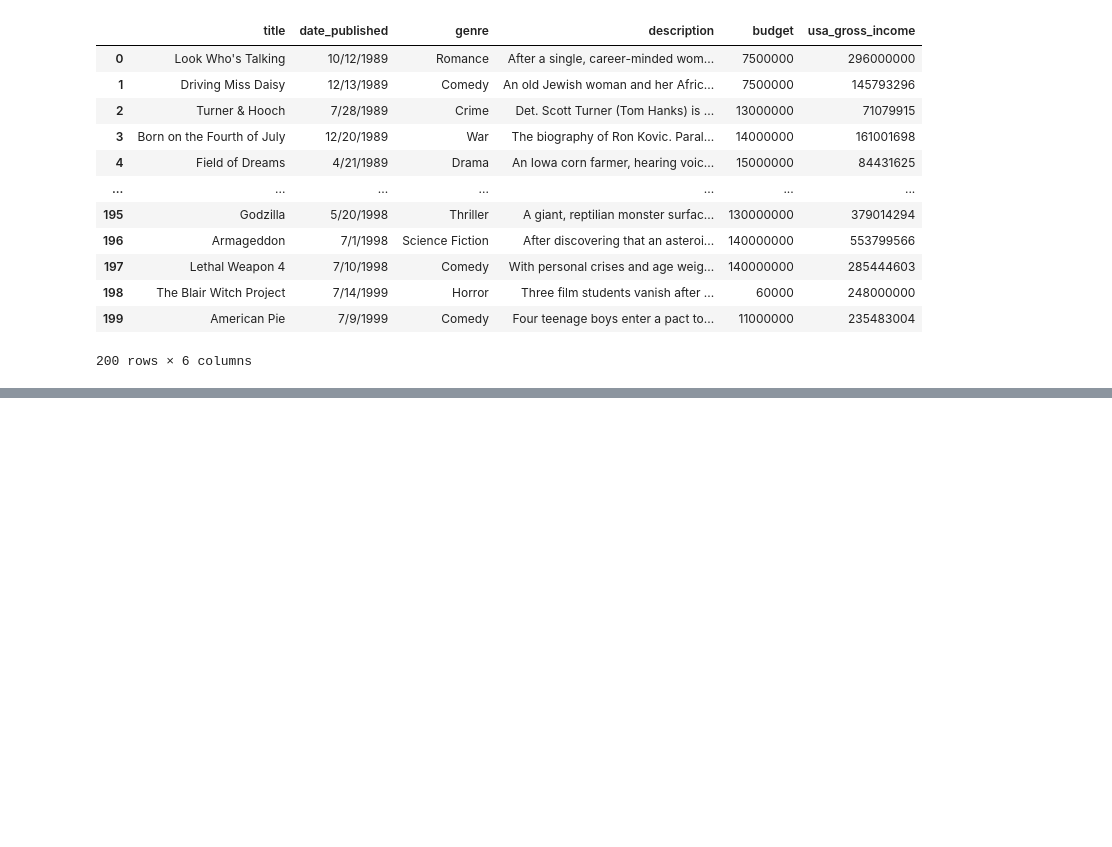
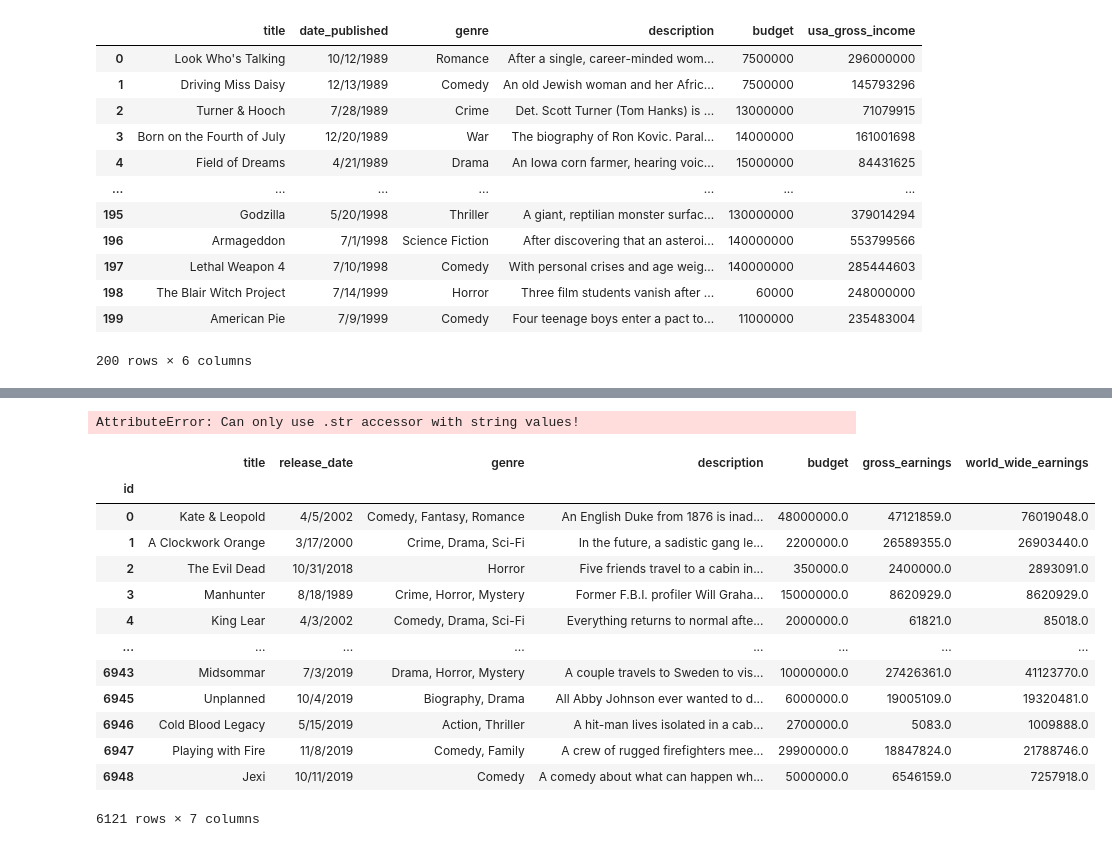
Before and after one commit to ronbfernandez/etl-project, a Jupyter notebook: etl-project-final.ipynb, the cells around one changed output, grey strips where cells are left out. Cells and saved outputs as stored; diff of their text form; code cells hidden in the pictures; blank space fills up the shorter version.

```diff
--- a/etl-project.ipynb
+++ b/etl-project-final.ipynb
@@ -246,0 +313,2 @@ dtype: int64
+# %%
+movie5_df['description'] = movie5_df['description'].str.replace("'","\\'")
@@ -246,0 +326,26 @@ dtype: int64
+# %%
+# remove $ and ,
+movie5_df['world_wide_earnings'] = movie5_df['world_wide_earnings'].str.replace("[$,]","").astype(float)
+# %% [output]
+AttributeError: Can only use .str accessor with string values!
+# %%
+movie5_df['gross_earnings'] = movie5_df['gross_earnings'].str.replace("[$,]","").astype(float)
+# %%
+movie5_df['budget'] = movie5_df['budget'].str.replace("[$,]","").astype(float)
+# %%
+movie5_df
+# %% [output]
+|  | title | release_date | genre | description | budget | gross_earnings | world_wide_earnings |
+| id |  |  |  |  |  |  |  |
+| 0 | Kate & Leopold | 4/5/2002 | Comedy, Fantasy, Romance | An English Duke from 1876 is inad... | 48000000.0 | 47121859.0 | 76019048.0 |
+| 1 | A Clockwork Orange | 3/17/2000 | Crime, Drama, Sci-Fi | In the future, a sadistic gang le... | 2200000.0 | 26589355.0 | 26903440.0 |
+| 2 | The Evil Dead | 10/31/2018 | Horror | Five friends travel to a cabin in... | 350000.0 | 2400000.0 | 2893091.0 |
+| 3 | Manhunter | 8/18/1989 | Crime, Horror, Mystery | Former F.B.I. profiler Will Graha... | 15000000.0 | 8620929.0 | 8620929.0 |
+| 4 | King Lear | 4/3/2002 | Comedy, Drama, Sci-Fi | Everything returns to normal afte... | 2000000.0 | 61821.0 | 85018.0 |
+| ... | ... | ... | ... | ... | ... | ... | ... |
+| 6943 | Midsommar | 7/3/2019 | Drama, Horror, Mystery | A couple travels to Sweden to vis... | 10000000.0 | 27426361.0 | 41123770.0 |
+| 6945 | Unplanned | 10/4/2019 | Biography, Drama | All Abby Johnson ever wanted to d... | 6000000.0 | 19005109.0 | 19320481.0 |
+| 6946 | Cold Blood Legacy | 5/15/2019 | Action, Thriller | A hit-man lives isolated in a cab... | 2700000.0 | 5083.0 | 1009888.0 |
+| 6947 | Playing with Fire | 11/8/2019 | Comedy, Family | A crew of rugged firefighters mee... | 29900000.0 | 18847824.0 | 21788746.0 |
+| 6948 | Jexi | 10/11/2019 | Comedy | A comedy about what can happen wh... | 5000000.0 | 6546159.0 | 7257918.0 |
+6121 rows × 7 columns
```
Also changed, not shown: parts of 13 cells of this notebook, 2 other files.
